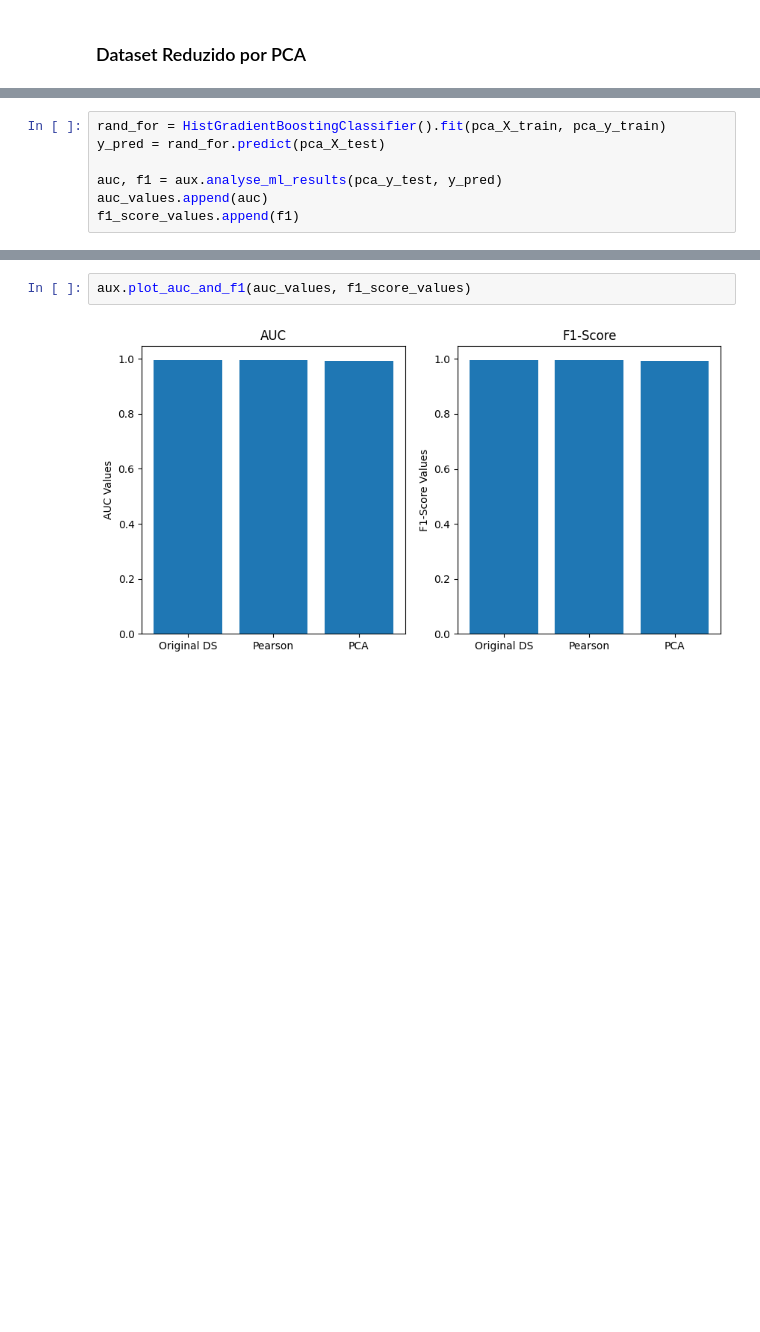
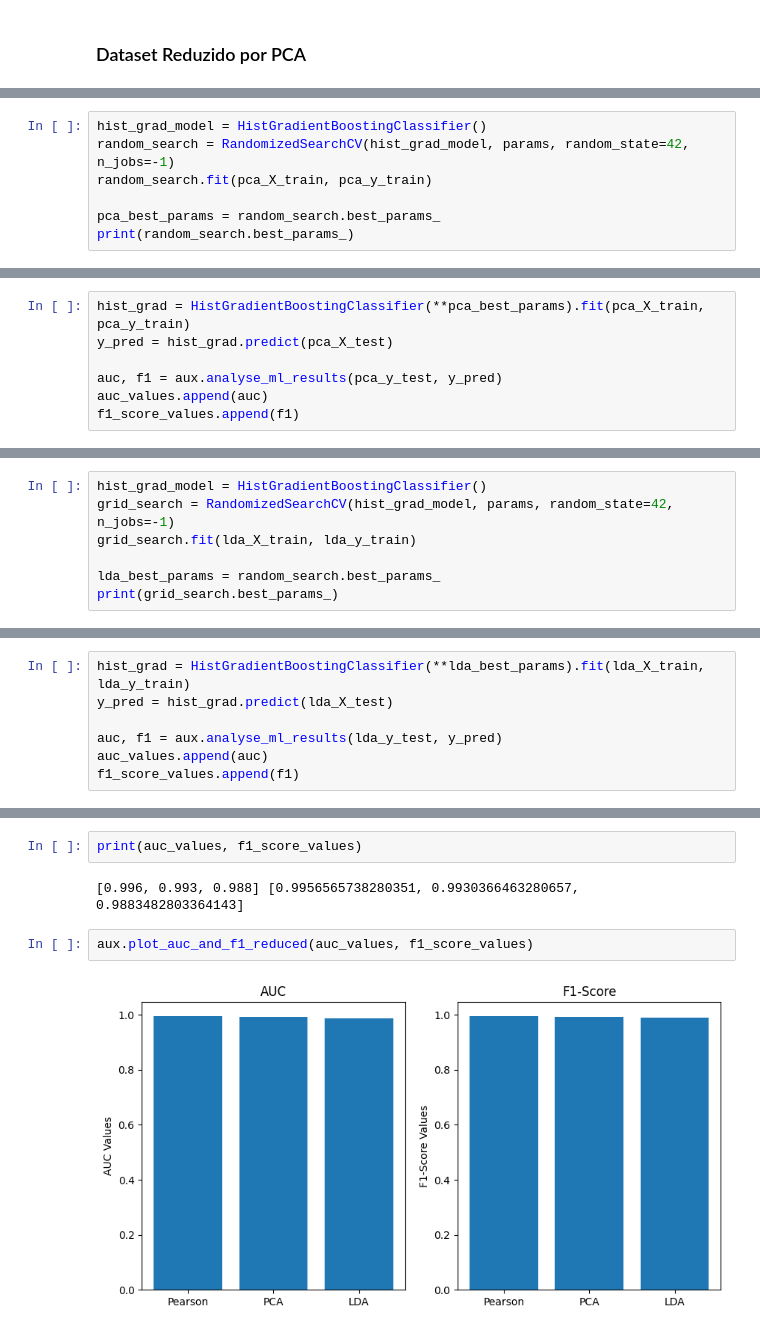
Before and after one commit to cesarpmorais/5G-Data-Training, a Jupyter notebook: ml/decision_trees.ipynb, the cells around one changed output, grey strips where cells are left out. Saved outputs shown, nothing was run; the diff lists cells and outputs as text; blank space fills up the shorter version.

```diff
--- a/ml/decision_trees.ipynb
+++ b/ml/decision_trees.ipynb
@@ -142,0 +244,7 @@ pca_X_train, pca_X_test, pca_y_train, pca_y_test = aux.prepare_dataset(pca_df)
+# %%
+hist_grad_model = HistGradientBoostingClassifier()
+random_search = RandomizedSearchCV(hist_grad_model, params, random_state=42, n_jobs=-1)
+random_search.fit(pca_X_train, pca_y_train)
+
+pca_best_params = random_search.best_params_
+print(random_search.best_params_)
@@ -143,6 +253,6 @@ pca_X_train, pca_X_test, pca_y_train, pca_y_test = aux.prepare_dataset(pca_df)
 # %%
-rand_for = HistGradientBoostingClassifier().fit(pca_X_train, pca_y_train)
-y_pred = rand_for.predict(pca_X_test)
+hist_grad = HistGradientBoostingClassifier(**pca_best_params).fit(pca_X_train, pca_y_train)
+y_pred = hist_grad.predict(pca_X_test)
 
 auc, f1 = aux.analyse_ml_results(pca_y_test, y_pred)
 auc_values.append(auc)
@@ -161,0 +274,7 @@ weighted avg       0.99      0.99      0.99     14505
+# %%
+hist_grad_model = HistGradientBoostingClassifier()
+grid_search = RandomizedSearchCV(hist_grad_model, params, random_state=42, n_jobs=-1)
+grid_search.fit(lda_X_train, lda_y_train)
+
+lda_best_params = random_search.best_params_
+print(grid_search.best_params_)
@@ -161,0 +283,7 @@ weighted avg       0.99      0.99      0.99     14505
+# %%
+hist_grad = HistGradientBoostingClassifier(**lda_best_params).fit(lda_X_train, lda_y_train)
+y_pred = hist_grad.predict(lda_X_test)
+
+auc, f1 = aux.analyse_ml_results(lda_y_test, y_pred)
+auc_values.append(auc)
+f1_score_values.append(f1)
@@ -164,4 +304,8 @@ Comparando os três métodos, temos:
+# %%
+print(auc_values, f1_score_values)
+# %% [output]
+[0.996, 0.993, 0.988] [0.9956565738280351, 0.9930366463280657, 0.9883482803364143]
 # %%
-aux.plot_auc_and_f1(auc_values, f1_score_values)
+aux.plot_auc_and_f1_reduced(auc_values, f1_score_values)
 # %% [output]
-[figure, old version]
+[figure, new version]
```
Also changed, not shown: parts of 29 cells of this notebook.
